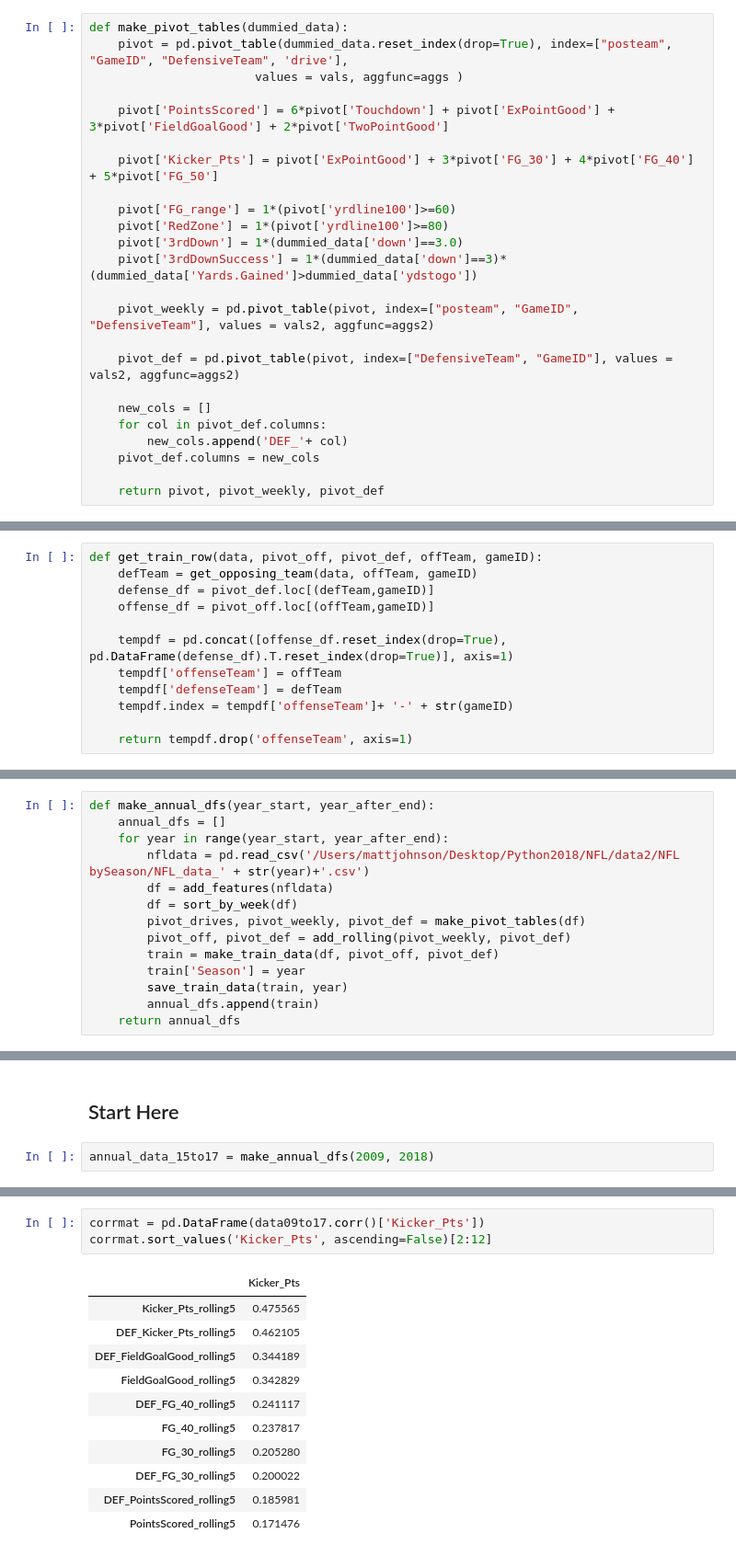
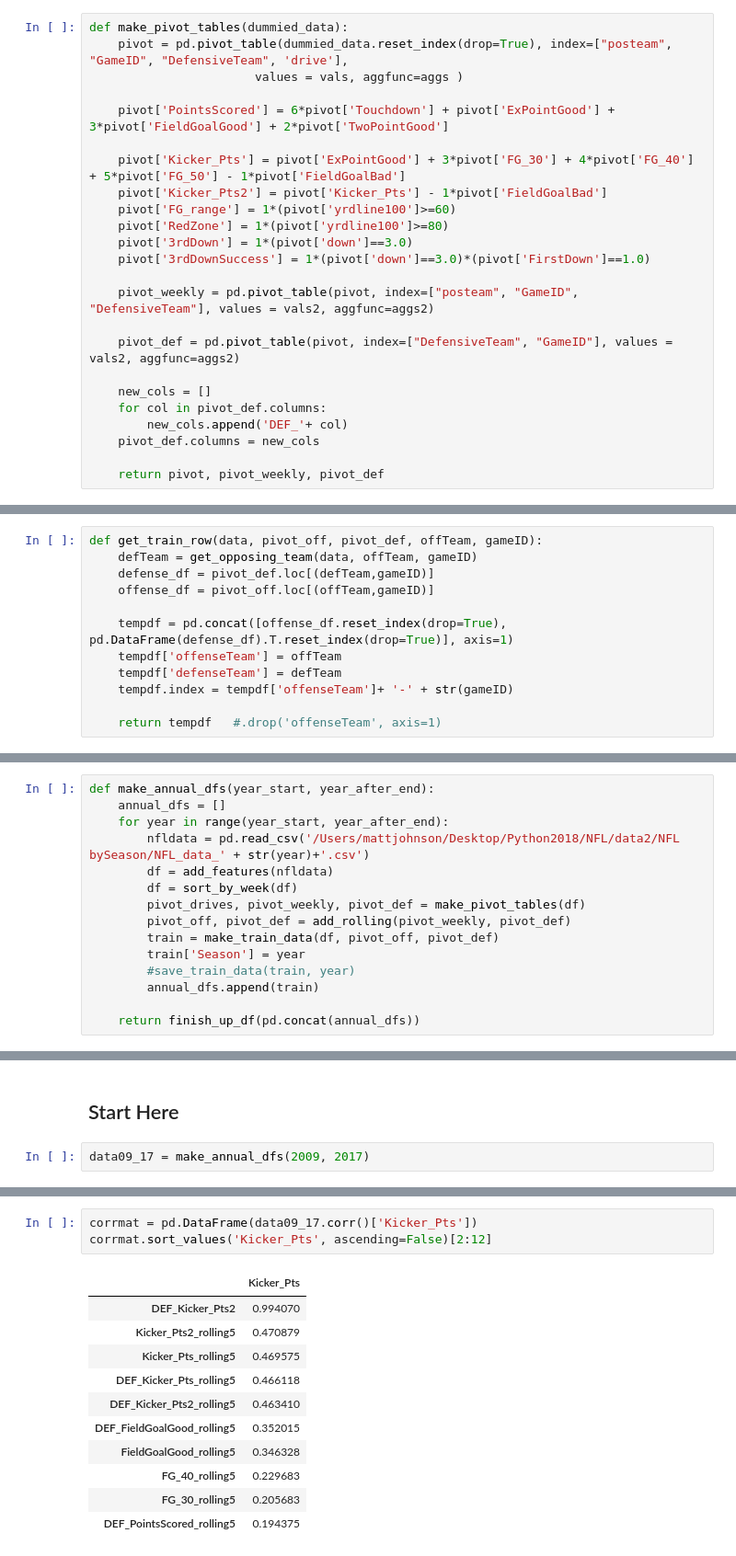
Before and after one commit to WJMatthew/Predicting-Fantasy-Football-Kickers, a Jupyter notebook: 1_Kickers_NFLData.ipynb, the cells around one changed output, grey strips where cells are left out. Shown at 92% size. Saved outputs shown, nothing was run; the diff lists cells and outputs as text.

```diff
--- a/kickers_aug8-Copy1.ipynb
+++ b/1_Kickers_NFLData.ipynb
@@ -120,12 +126,12 @@ def make_pivot_tables(dummied_data):
 
     pivot['PointsScored'] = 6*pivot['Touchdown'] + pivot['ExPointGood'] +  3*pivot['FieldGoalGood'] + 2*pivot['TwoPointGood']
 
-    pivot['Kicker_Pts'] = pivot['ExPointGood'] + 3*pivot['FG_30'] + 4*pivot['FG_40'] + 5*pivot['FG_50']
-
+    pivot['Kicker_Pts'] = pivot['ExPointGood'] + 3*pivot['FG_30'] + 4*pivot['FG_40'] + 5*pivot['FG_50'] - 1*pivot['FieldGoalBad']
+    pivot['Kicker_Pts2'] = pivot['Kicker_Pts'] - 1*pivot['FieldGoalBad']
     pivot['FG_range'] = 1*(pivot['yrdline100']>=60)
     pivot['RedZone'] = 1*(pivot['yrdline100']>=80)
-    pivot['3rdDown'] = 1*(dummied_data['down']==3.0)
-    pivot['3rdDownSuccess'] = 1*(dummied_data['down']==3)*(dummied_data['Yards.Gained']>dummied_data['ydstogo'])
+    pivot['3rdDown'] = 1*(pivot['down']==3.0)
+    pivot['3rdDownSuccess'] = 1*(pivot['down']==3.0)*(pivot['FirstDown']==1.0)
 
     pivot_weekly = pd.pivot_table(pivot, index=["posteam", "GameID", "DefensiveTeam"], values = vals2, aggfunc=aggs2)
 
@@ -181,7 +187,7 @@ def get_train_row(data, pivot_off, pivot_def, offTeam, gameID):
     tempdf['defenseTeam'] = defTeam
     tempdf.index = tempdf['offenseTeam']+ '-' + str(gameID)
 
-    return tempdf.drop('offenseTeam', axis=1)
+    return tempdf   #.drop('offenseTeam', axis=1)
 # %%
 def make_train_data(data, pivot_off, pivot_def):
     train_list = []
@@ -210,6 +216,7 @@ def make_annual_dfs(year_start, year_after_end):
         pivot_off, pivot_def = add_rolling(pivot_weekly, pivot_def)
         train = make_train_data(df, pivot_off, pivot_def)
         train['Season'] = year
-        save_train_data(train, year)
+        #save_train_data(train, year)
         annual_dfs.append(train)
-    return annual_dfs
+
+    return finish_up_df(pd.concat(annual_dfs))
@@ -216,4 +239,4 @@ def make_annual_dfs(year_start, year_after_end):
 # %% [markdown]
 ## Start Here
 # %%
-annual_data_15to17 = make_annual_dfs(2009, 2018)
+data09_17 = make_annual_dfs(2009, 2017)
@@ -226,15 +245,15 @@ data09to17 = pd.concat([data09to14, data15to17])
 # %%
-corrmat = pd.DataFrame(data09to17.corr()['Kicker_Pts'])
+corrmat = pd.DataFrame(data09_17.corr()['Kicker_Pts'])
 corrmat.sort_values('Kicker_Pts', ascending=False)[2:12]
 # %% [output]
 |  | Kicker_Pts |
-| Kicker_Pts_rolling5 | 0.475565 |
-| DEF_Kicker_Pts_rolling5 | 0.462105 |
-| DEF_FieldGoalGood_rolling5 | 0.344189 |
-| FieldGoalGood_rolling5 | 0.342829 |
-| DEF_FG_40_rolling5 | 0.241117 |
-| FG_40_rolling5 | 0.237817 |
-| FG_30_rolling5 | 0.205280 |
-| DEF_FG_30_rolling5 | 0.200022 |
-| DEF_PointsScored_rolling5 | 0.185981 |
-| PointsScored_rolling5 | 0.171476 |
+| DEF_Kicker_Pts2 | 0.994070 |
+| Kicker_Pts2_rolling5 | 0.470879 |
+| Kicker_Pts_rolling5 | 0.469575 |
+| DEF_Kicker_Pts_rolling5 | 0.466118 |
+| DEF_Kicker_Pts2_rolling5 | 0.463410 |
+| DEF_FieldGoalGood_rolling5 | 0.352015 |
+| FieldGoalGood_rolling5 | 0.346328 |
+| FG_40_rolling5 | 0.229683 |
+| FG_30_rolling5 | 0.205683 |
+| DEF_PointsScored_rolling5 | 0.194375 |
```
Also changed, not shown: parts of 12 cells of this notebook, 12 other files.
